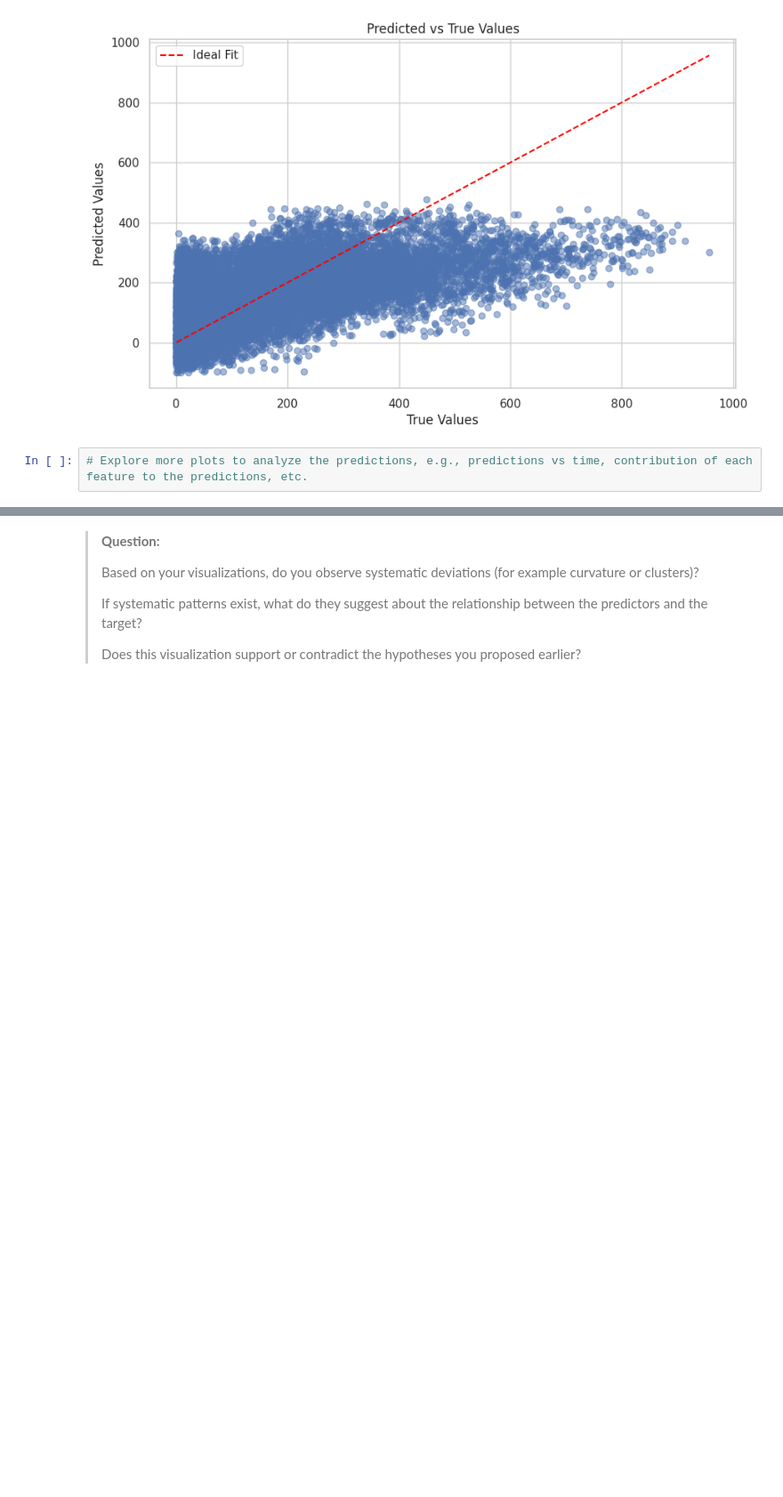
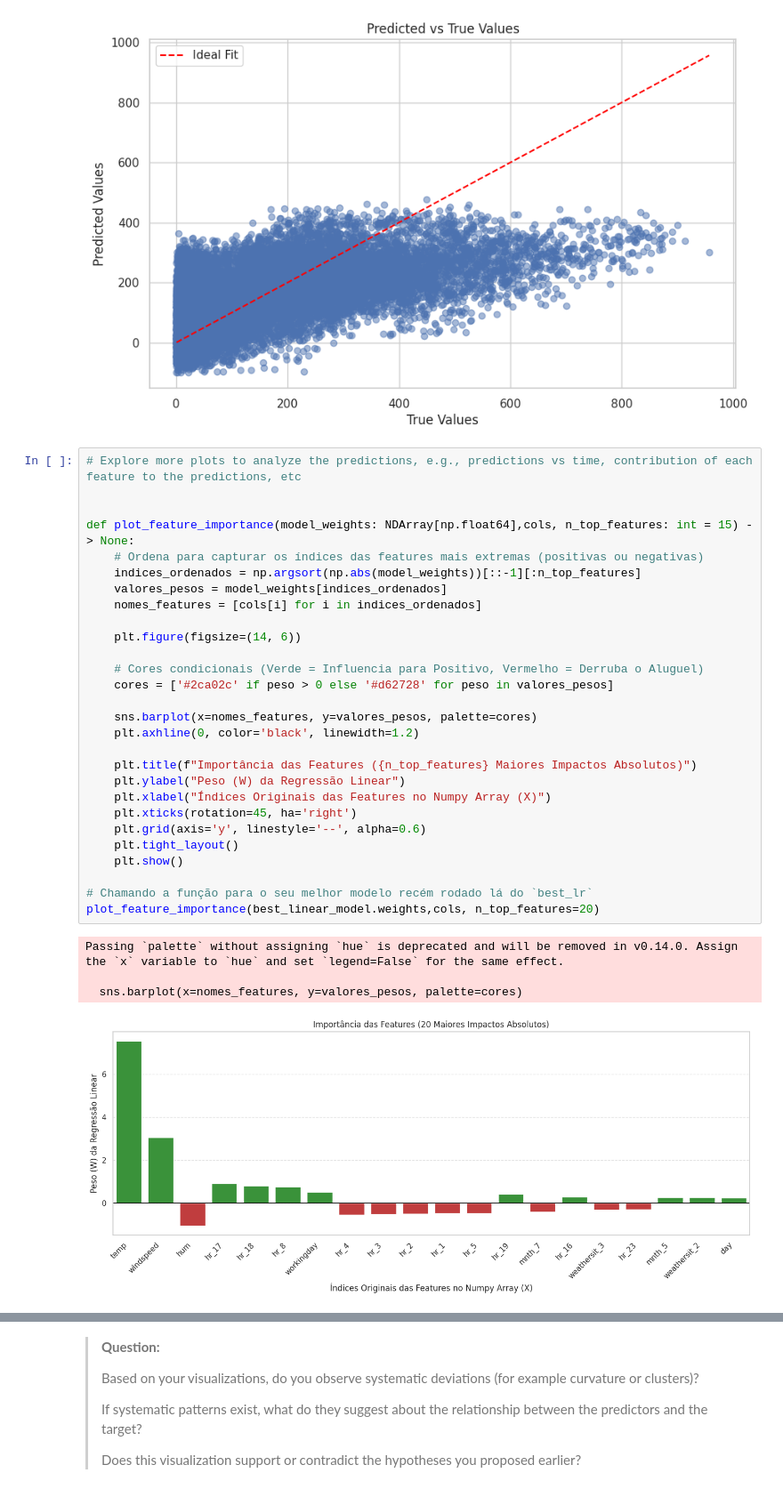
Before and after one commit to sll-bruno/machine-learning-projects, a Jupyter notebook: Tarefa1/mc886_1s2026-assignment_1.ipynb, the cells around one changed output, grey strips where cells are left out. Shown at 89% size. Cells and saved outputs as stored; diff of their text form; blank space fills up the shorter version.

Commit message:
add regressao linear

```diff
--- a/Tarefa1/mc886_1s2026-assignment_1.ipynb
+++ b/Tarefa1/mc886_1s2026-assignment_1.ipynb
@@ -953,4 +946,35 @@ Iniciando treinamento( learning_rate = 1e-05 ):
 Treinamento Finalizado
 [figure]
 # %%
-# Explore more plots to analyze the predictions, e.g., predictions vs time, contribution of each feature to the predictions, etc.
+# Explore more plots to analyze the predictions, e.g., predictions vs time, contribution of each feature to the predictions, etc
+
+
+def plot_feature_importance(model_weights: NDArray[np.float64],cols, n_top_features: int = 15) -> None:
+    # Ordena para capturar os índices das features mais extremas (positivas ou negativas)
+    indices_ordenados = np.argsort(np.abs(model_weights))[::-1][:n_top_features]
+    valores_pesos = model_weights[indices_ordenados]
+    nomes_features = [cols[i] for i in indices_ordenados]
+
+    plt.figure(figsize=(14, 6))
+
+    # Cores condicionais (Verde = Influencia para Positivo, Vermelho = Derruba o Aluguel)
+    cores = ['#2ca02c' if peso > 0 else '#d62728' for peso in valores_pesos]
+
+    sns.barplot(x=nomes_features, y=valores_pesos, palette=cores)
+    plt.axhline(0, color='black', linewidth=1.2)
+
+    plt.title(f"Importância das Features ({n_top_features} Maiores Impactos Absolutos)")
+    plt.ylabel("Peso (W) da Regressão Linear")
+    plt.xlabel("Índices Originais das Features no Numpy Array (X)")
+    plt.xticks(rotation=45, ha='right')
+    plt.grid(axis='y', linestyle='--', alpha=0.6)
+    plt.tight_layout()
+    plt.show()
+
+# Chamando a função para o seu melhor modelo recém rodado lá do `best_lr`
+plot_feature_importance(best_linear_model.weights,cols, n_top_features=20)
+# %% [output]
+Passing `palette` without assigning `hue` is deprecated and will be removed in v0.14.0. Assign the `x` variable to `hue` and set `legend=False` for the same effect.
+
+  sns.barplot(x=nomes_features, y=valores_pesos, palette=cores)
+[figure, added]
```
Also changed, not shown: parts of 11 cells of this notebook.
